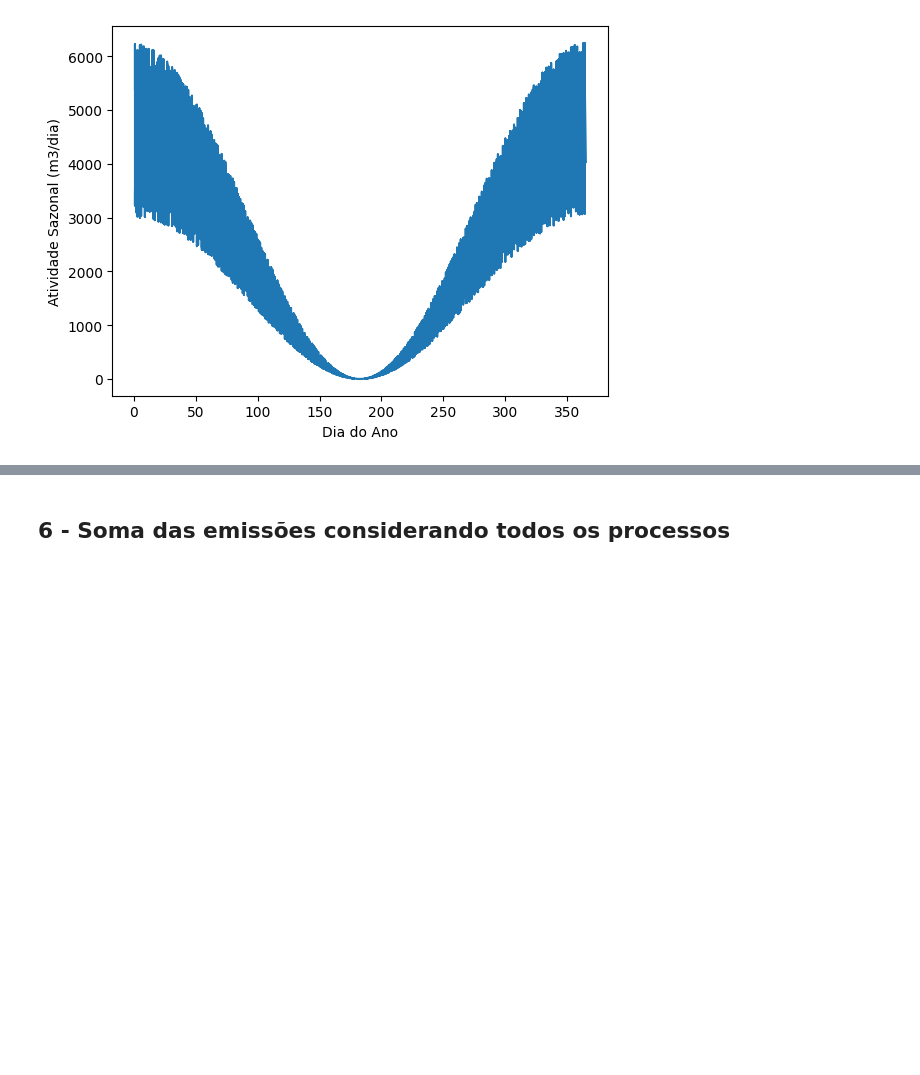
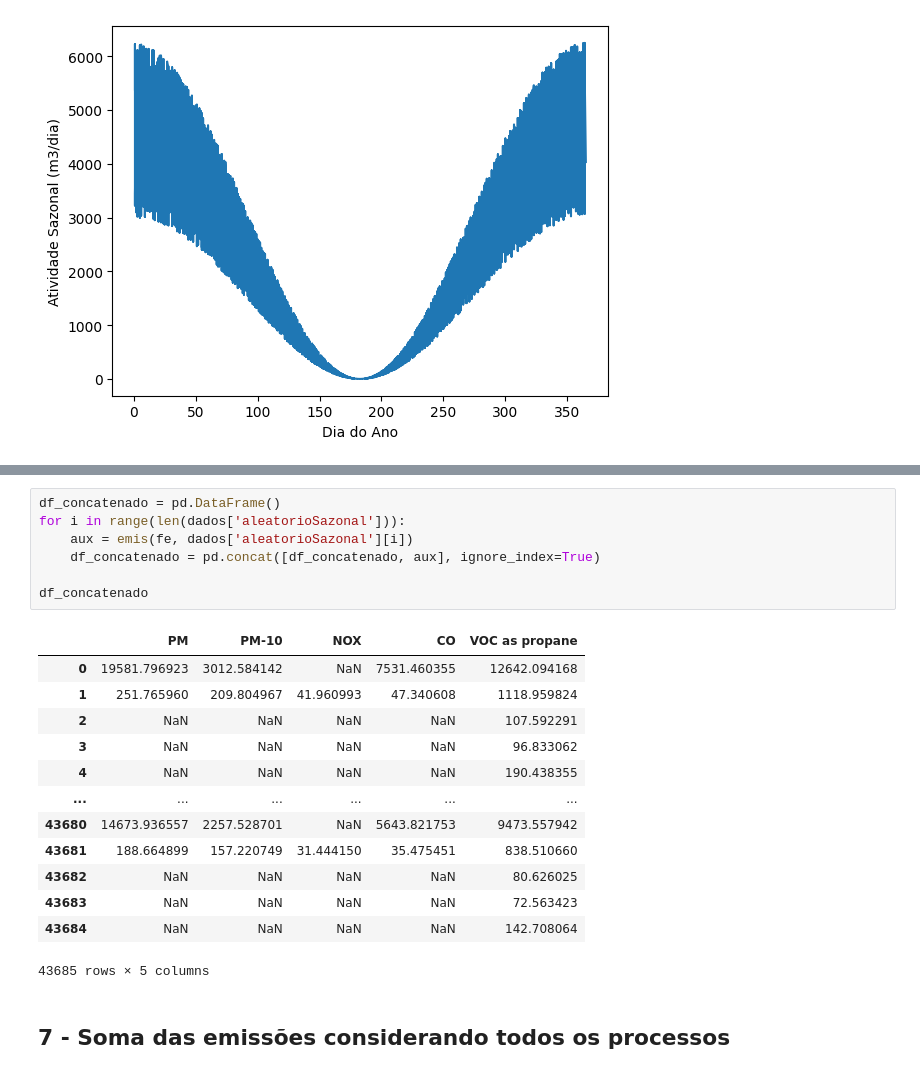
Before and after one commit to Suelensilva22/ENS5173_202401, a Jupyter notebook: Atividade01_01.ipynb, the cells around one changed output, grey strips where cells are left out. Drawn from its saved outputs; the diff is of its cells as text; blank space fills up the shorter version.

```diff
--- a/Atividade01_01.ipynb
+++ b/Atividade01_01.ipynb
@@ -204,3 +206,24 @@ dados = variabilidade(ta) # chamando a funcao
+# %%
+df_concatenado = pd.DataFrame()
+for i in range(len(dados['aleatorioSazonal'])):
+    aux = emis(fe, dados['aleatorioSazonal'][i])
+    df_concatenado = pd.concat([df_concatenado, aux], ignore_index=True)
+
+df_concatenado
+# %% [output]
+|  | PM | PM-10 | NOX | CO | VOC as propane |
+| 0 | 19581.796923 | 3012.584142 | NaN | 7531.460355 | 12642.094168 |
+| 1 | 251.765960 | 209.804967 | 41.960993 | 47.340608 | 1118.959824 |
+| 2 | NaN | NaN | NaN | NaN | 107.592291 |
+| 3 | NaN | NaN | NaN | NaN | 96.833062 |
+| 4 | NaN | NaN | NaN | NaN | 190.438355 |
+| ... | ... | ... | ... | ... | ... |
+| 43680 | 14673.936557 | 2257.528701 | NaN | 5643.821753 | 9473.557942 |
+| 43681 | 188.664899 | 157.220749 | 31.444150 | 35.475451 | 838.510660 |
+| 43682 | NaN | NaN | NaN | NaN | 80.626025 |
+| 43683 | NaN | NaN | NaN | NaN | 72.563423 |
+| 43684 | NaN | NaN | NaN | NaN | 142.708064 |
+43685 rows × 5 columns
 # %% [markdown]
-## 6 - Soma das emissões considerando todos os processos
+## 7 - Soma das emissões considerando todos os processos
 # %%
```
Also changed, not shown: parts of 4 cells of this notebook.
